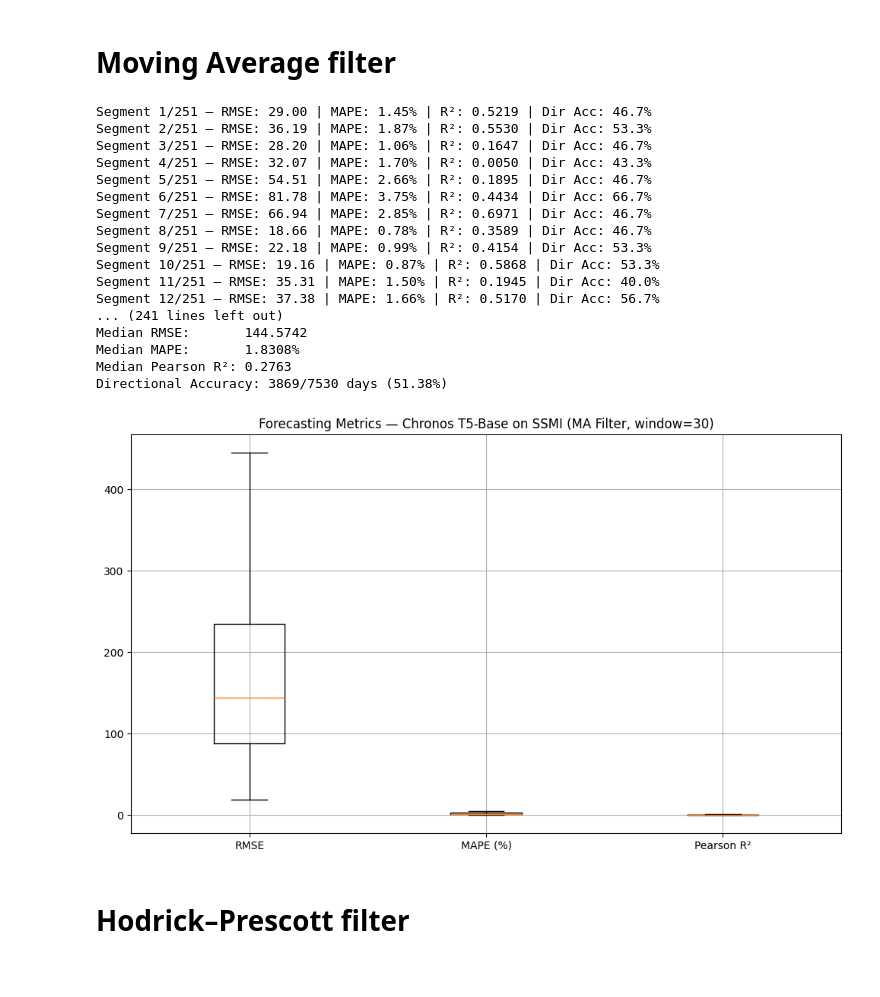
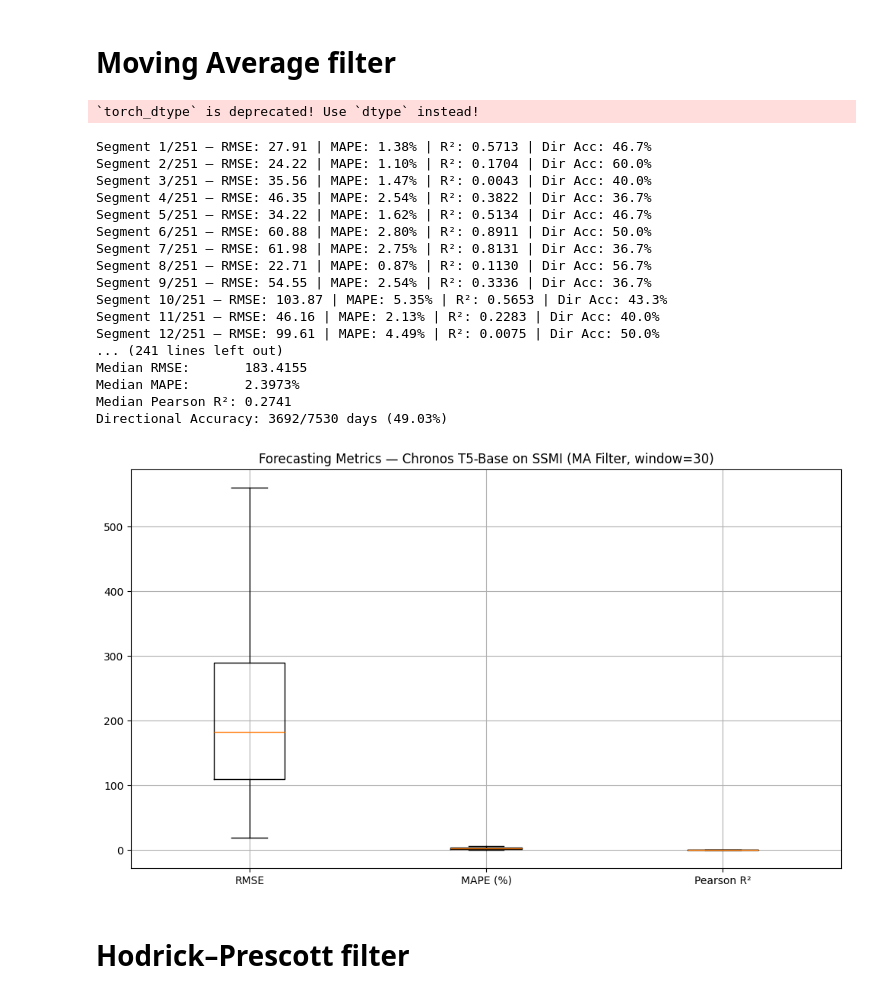
Before and after one commit to DeveloperArmo/DLSuperSlay, a Jupyter notebook: Chronos/ChronosBase_Filtering.ipynb, the cells around one changed output. Saved outputs shown, nothing was run; the diff lists cells and outputs as text; code cells hidden in the pictures.

```diff
--- a/Chronos/ChronosBase_Filtering.ipynb
+++ b/Chronos/ChronosBase_Filtering.ipynb
@@ -17,10 +17,10 @@ logging.basicConfig(
     force=True
 )
 
-def moving_average_filter(y, window=20):
-    """Smooth the signal using a moving average (low-frequency trend)."""
-    low = np.convolve(y, np.ones(window)/window, mode='same')
-    high = y - low  # residual / high-frequency component
+def moving_average_decompose_context(y_context, window=20):
+    """Causal decomposition on context only to avoid look-ahead leakage."""
+    low = pd.Series(y_context).rolling(window=window, min_periods=1).mean().to_numpy()
+    high = y_context - low
     return low, high
 
 def main():
@@ -36,11 +36,10 @@ def main():
         logging.info(f"Total SSMI samples loaded: {total_samples}")
 
         # ========================
-        # 2) Apply filter
+        # 2) Filter config
         # ========================
         filter_window = 30  # 30-day moving average (approx. 1 trading month)
-        y_low, y_high = moving_average_filter(y, window=filter_window)
-        logging.info(f"Moving average filter applied with window={filter_window}")
+        logging.info(f"Using causal moving average decomposition with window={filter_window}")
 
         # ========================
         # 3) Sliding window config
@@ -75,14 +74,16 @@ def main():
             if end_context + forecast_horizon > total_samples:
                 break
 
-            # Split context into low and high components
-            context_low  = torch.tensor(y_low[start_context:end_context].copy(),  dtype=torch.float32)
-            context_high = torch.tensor(y_high[start_context:end_context].copy(), dtype=torch.float32)
+            y_context = y[start_context:end_context]
+            y_true = y[end_context:end_context + forecast_horizon]
 
-            # True values (recombined)
-            true_low      = y_low[end_context:end_context + forecast_horizon]
-            true_high     = y_high[end_context:end_context + forecast_horizon]
-            true_combined = true_low + true_high
+            # Decompose only the context to avoid peeking into forecast horizon
+            context_low_np, context_high_np = moving_average_decompose_context(
+                y_context,
+                window=filter_window
+            )
+            context_low = torch.tensor(context_low_np.copy(), dtype=torch.float32)
+            context_high = torch.tensor(context_high_np.copy(), dtype=torch.float32)
 
             # Forecast low-frequency (trend)
             forecast_low = pipeline.predict(
@@ -103,18 +104,18 @@ def main():
             median_high   = np.median(forecast_high[0].numpy(), axis=0)
             combined_pred = median_low + median_high
 
-            prev_values = np.concatenate([[y[end_context - 1]], true_combined[:-1]])
+            prev_values = np.concatenate([[y[end_context - 1]], y_true[:-1]])
             pred_prev   = np.concatenate([[y[end_context - 1]], combined_pred[:-1]])
-            actual_direction = np.sign(true_combined - prev_values)
+            actual_direction = np.sign(y_true - prev_values)
             pred_direction   = np.sign(combined_pred - pred_prev)
             hits = (actual_direction == pred_direction).astype(int)
             segment_dir_acc = hits.mean() * 100
             directional_hits.extend(hits.tolist())
 
             # Metrics
-            rmse       = np.sqrt(mean_squared_error(true_combined, combined_pred))
-            mape       = mean_absolute_percentage_error(true_combined, combined_pred) * 100
-            pearson_r2 = pearsonr(true_combined, combined_pred).statistic ** 2
+            rmse       = np.sqrt(mean_squared_error(y_true, combined_pred))
+            mape       = mean_absolute_percentage_error(y_true, combined_pred) * 100
+            pearson_r2 = pearsonr(y_true, combined_pred).statistic ** 2
 
             rmse_list.append(rmse)
             mape_list.append(mape)
@@ -156,51 +157,52 @@ def main():
         metrics = {
             "RMSE":       rmse_list,
             "MAPE (%)":   mape_list,
             "Pearson R²": pearson_list,
         }
 
         plt.figure(figsize=(10, 6))
         plt.boxplot(metrics.values(), labels=metrics.keys(), showfliers=False)
         plt.title(f"Forecasting Metrics — Chronos T5-Base on SSMI (MA Filter, window={filter_window})")
         plt.grid(True)
         plt.tight_layout()
         plt.show()
 
     except Exception as e:
         logging.error("An error occurred.", exc_info=True)
         print("An error occurred. Check ChronosBase_SSMI_Filtered_Metrics.log for details.")
         try:
             np.savez_compressed("partial_ChronosBase_SSMI_Filtered_Metrics.npz",
                                 rmse=np.array(rmse_list) if 'rmse_list' in locals() else None,
                                 mape=np.array(mape_list) if 'mape_list' in locals() else None,
                                 pearson_coefficients=np.array(pearson_list) if 'pearson_list' in locals() else None,
                                 directional_hits=np.array(directional_hits) if 'directional_hits' in locals() else None)
         except Exception as save_exception:
             logging.error("Failed to save partial results.", exc_info=True)
     finally:
         logging.info("Forecasting run completed.")
 
 if __name__ == '__main__':
     main()
 # %% [output]
-Segment 1/251 — RMSE: 29.00 | MAPE: 1.45% | R²: 0.5219 | Dir Acc: 46.7%
-Segment 2/251 — RMSE: 36.19 | MAPE: 1.87% | R²: 0.5530 | Dir Acc: 53.3%
-Segment 3/251 — RMSE: 28.20 | MAPE: 1.06% | R²: 0.1647 | Dir Acc: 46.7%
-Segment 4/251 — RMSE: 32.07 | MAPE: 1.70% | R²: 0.0050 | Dir Acc: 43.3%
-Segment 5/251 — RMSE: 54.51 | MAPE: 2.66% | R²: 0.1895 | Dir Acc: 46.7%
-Segment 6/251 — RMSE: 81.78 | MAPE: 3.75% | R²: 0.4434 | Dir Acc: 66.7%
-Segment 7/251 — RMSE: 66.94 | MAPE: 2.85% | R²: 0.6971 | Dir Acc: 46.7%
-Segment 8/251 — RMSE: 18.66 | MAPE: 0.78% | R²: 0.3589 | Dir Acc: 46.7%
-Segment 9/251 — RMSE: 22.18 | MAPE: 0.99% | R²: 0.4154 | Dir Acc: 53.3%
-Segment 10/251 — RMSE: 19.16 | MAPE: 0.87% | R²: 0.5868 | Dir Acc: 53.3%
-Segment 11/251 — RMSE: 35.31 | MAPE: 1.50% | R²: 0.1945 | Dir Acc: 40.0%
-Segment 12/251 — RMSE: 37.38 | MAPE: 1.66% | R²: 0.5170 | Dir Acc: 56.7%
-... (241 lines left out)
-Median RMSE:       144.5742
-Median MAPE:       1.8308%
-Median Pearson R²: 0.2763
-Directional Accuracy: 3869/7530 days (51.38%)
+`torch_dtype` is deprecated! Use `dtype` instead!
+Segment 1/251 — RMSE: 27.91 | MAPE: 1.38% | R²: 0.5713 | Dir Acc: 46.7%
+Segment 2/251 — RMSE: 24.22 | MAPE: 1.10% | R²: 0.1704 | Dir Acc: 60.0%
+Segment 3/251 — RMSE: 35.56 | MAPE: 1.47% | R²: 0.0043 | Dir Acc: 40.0%
+Segment 4/251 — RMSE: 46.35 | MAPE: 2.54% | R²: 0.3822 | Dir Acc: 36.7%
+Segment 5/251 — RMSE: 34.22 | MAPE: 1.62% | R²: 0.5134 | Dir Acc: 46.7%
+Segment 6/251 — RMSE: 60.88 | MAPE: 2.80% | R²: 0.8911 | Dir Acc: 50.0%
+Segment 7/251 — RMSE: 61.98 | MAPE: 2.75% | R²: 0.8131 | Dir Acc: 36.7%
+Segment 8/251 — RMSE: 22.71 | MAPE: 0.87% | R²: 0.1130 | Dir Acc: 56.7%
+Segment 9/251 — RMSE: 54.55 | MAPE: 2.54% | R²: 0.3336 | Dir Acc: 36.7%
+Segment 10/251 — RMSE: 103.87 | MAPE: 5.35% | R²: 0.5653 | Dir Acc: 43.3%
+Segment 11/251 — RMSE: 46.16 | MAPE: 2.13% | R²: 0.2283 | Dir Acc: 40.0%
+Segment 12/251 — RMSE: 99.61 | MAPE: 4.49% | R²: 0.0075 | Dir Acc: 50.0%
+... (241 lines left out)
+Median RMSE:       183.4155
+Median MAPE:       2.3973%
+Median Pearson R²: 0.2741
+Directional Accuracy: 3692/7530 days (49.03%)
-[figure, old version]
+[figure, new version]
 # %% [markdown]
 # Hodrick–Prescott filter
 # %%
```
Also changed, not shown: parts of 3 cells of this notebook.
